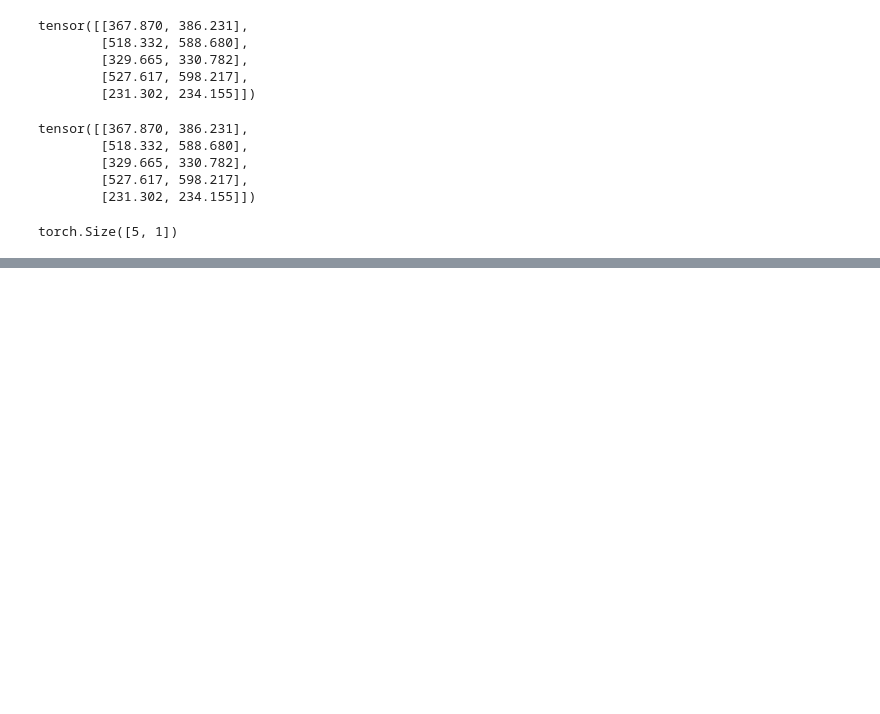
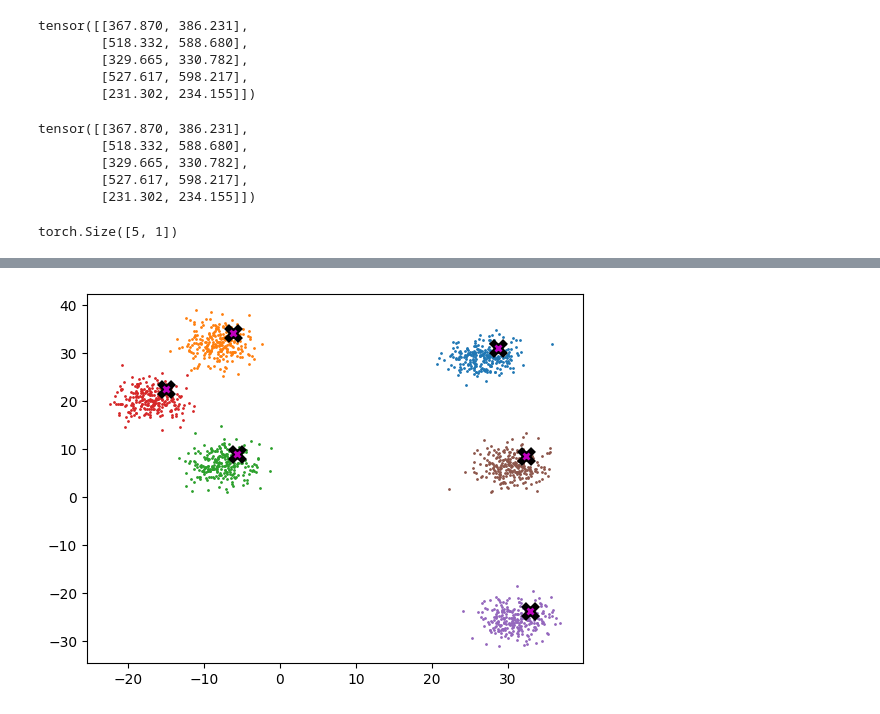
Before and after one commit to satani99/fastai_22_2, a Jupyter notebook: clustering.ipynb, the cells around one changed output, grey strips where cells are left out. Cells and saved outputs as stored; diff of their text form; code cells hidden in the pictures; blank space fills up the shorter version.

```diff
--- a/clustering.ipynb
+++ b/clustering.ipynb
@@ -244,0 +268,4 @@ torch.Size([5, 1])
+# %%
+plot_data(centroids+2, X, n_samples)
+# %% [output]
+[figure, added]
```
Also changed, not shown: parts of 3 cells of this notebook.
